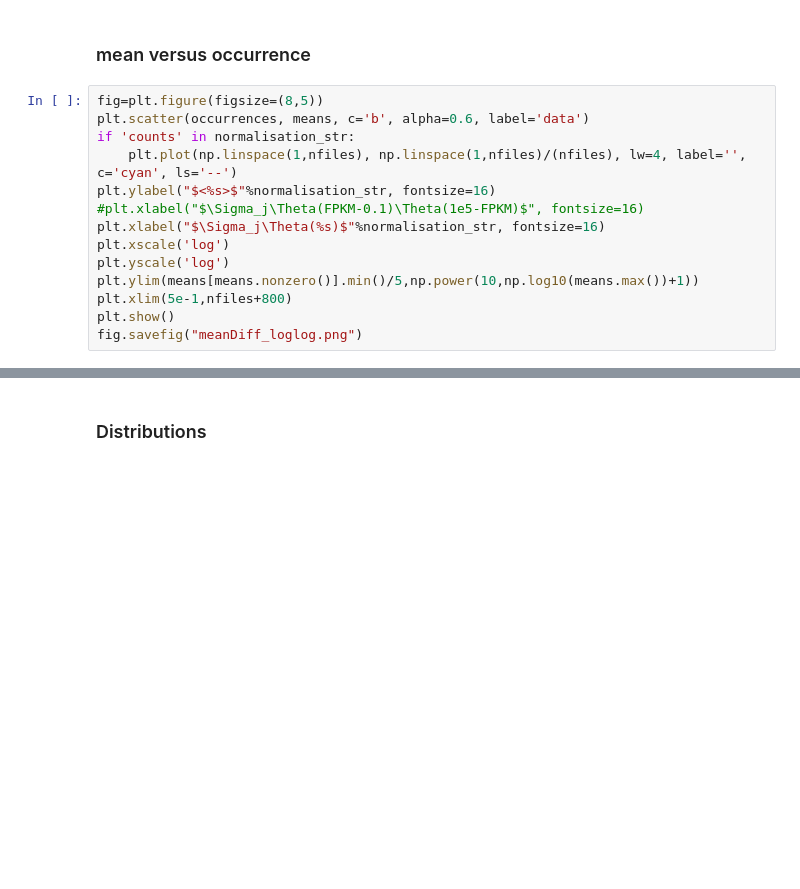
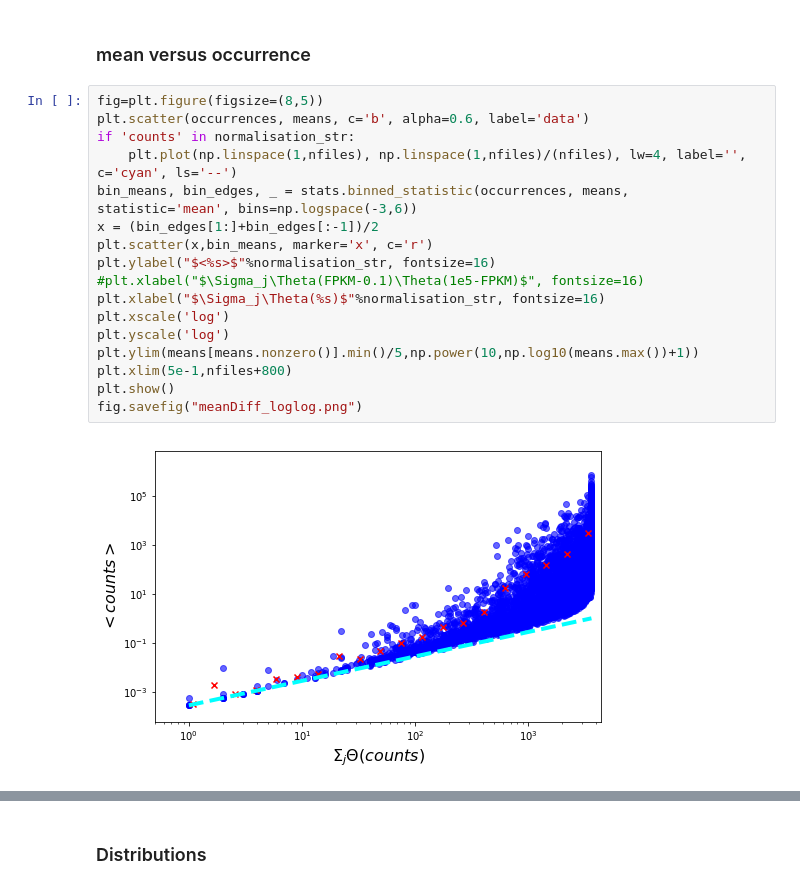
Before and after one commit to fvalle1/master_thesis, a Jupyter notebook: Table_Analyzer.ipynb, the cells around one changed output, grey strips where cells are left out. Drawn from its saved outputs; the diff is of its cells as text; blank space fills up the shorter version.

```diff
--- a/Table_Analyzer.ipynb
+++ b/Table_Analyzer.ipynb
@@ -90,17 +121,22 @@ fig.savefig("cvmean_loglog.png")
 # %%
 fig=plt.figure(figsize=(8,5))
 plt.scatter(occurrences, means, c='b', alpha=0.6, label='data')
 if 'counts' in normalisation_str:
     plt.plot(np.linspace(1,nfiles), np.linspace(1,nfiles)/(nfiles), lw=4, label='', c='cyan', ls='--')
+bin_means, bin_edges, _ = stats.binned_statistic(occurrences, means, statistic='mean', bins=np.logspace(-3,6))
+x = (bin_edges[1:]+bin_edges[:-1])/2
+plt.scatter(x,bin_means, marker='x', c='r')
 plt.ylabel("$<%s>$"%normalisation_str, fontsize=16)
 #plt.xlabel("$\Sigma_j\Theta(FPKM-0.1)\Theta(1e5-FPKM)$", fontsize=16)
 plt.xlabel("$\Sigma_j\Theta(%s)$"%normalisation_str, fontsize=16)
 plt.xscale('log')
 plt.yscale('log')
 plt.ylim(means[means.nonzero()].min()/5,np.power(10,np.log10(means.max())+1))
 plt.xlim(5e-1,nfiles+800)
 plt.show()
 fig.savefig("meanDiff_loglog.png")
+# %% [output]
+[figure, added]
 # %%
 fig=plt.figure(figsize=(8,5))
 plt.scatter(means, occurrences, c='b', alpha=0.6, label='data')
```
Also changed, not shown: parts of 30 cells of this notebook, 10 other files.
